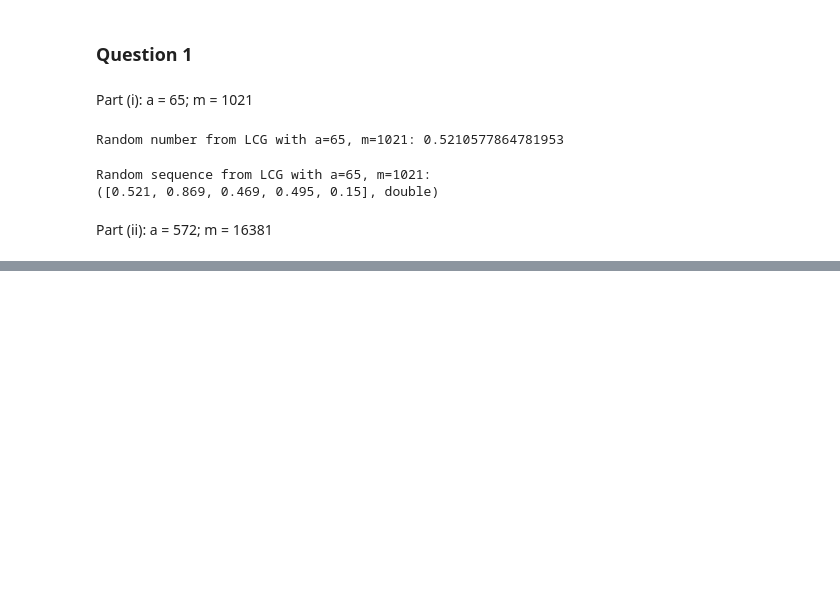
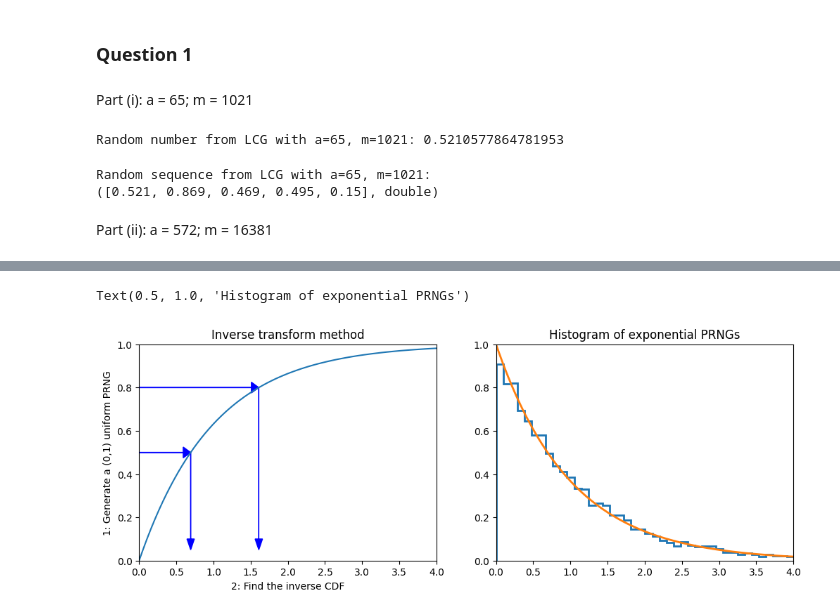
Before and after one commit to kmaitreys/p452-computational-physics, a Jupyter notebook: assignment-4.ipynb, the cells around one changed output, grey strips where cells are left out. Saved outputs shown, nothing was run; the diff lists cells and outputs as text; code cells hidden in the pictures; blank space fills up the shorter version.

```diff
--- a/assignment-4.ipynb
+++ b/assignment-4.ipynb
@@ -24,0 +82,44 @@ Part (ii): a = 572; m = 16381
+# %%
+import numpy as np
+
+def expon_pdf(x, lmabd=1):
+    """PDF of exponential distribution."""
+    return lmabd*np.exp(-lmabd*x)
+
+def expon_cdf(x, lambd=1):
+    """CDF of exponetial distribution."""
+    return 1 - np.exp(-lambd*x)
+
+def expon_icdf(p, lambd=1):
+    """Inverse CDF of exponential distribution - i.e. quantile function."""
+    return -np.log(1-p)/lambd
+
+
+import scipy.stats as stats
+
+dist = stats.expon()
+x = np.linspace(0,4,100)
+y = np.linspace(0,1,100)
+
+# with plt.xkcd():
+plt.figure(figsize=(12,4))
+plt.subplot(121)
+plt.plot(x, expon_cdf(x))
+plt.axis([0, 4, 0, 1])
+for q in [0.5, 0.8]:
+    plt.arrow(0, q, expon_icdf(q)-0.1, 0, head_width=0.05, head_length=0.1, fc='b', ec='b')
+    plt.arrow(expon_icdf(q), q, 0, -q+0.1, head_width=0.1, head_length=0.05, fc='b', ec='b')
+plt.ylabel('1: Generate a (0,1) uniform PRNG')
+plt.xlabel('2: Find the inverse CDF')
+plt.title('Inverse transform method')
+
+plt.subplot(122)
+u = np.random.random(10000)
+v = expon_icdf(u)
+plt.hist(v, histtype='step', bins=100, density=True,linewidth=2)
+plt.plot(x, expon_pdf(x), linewidth=2)
+plt.axis([0,4,0,1])
+plt.title('Histogram of exponential PRNGs')
+# %% [output]
+Text(0.5, 1.0, 'Histogram of exponential PRNGs')
+[figure, added]
```
Also changed, not shown: parts of 10 cells of this notebook.
